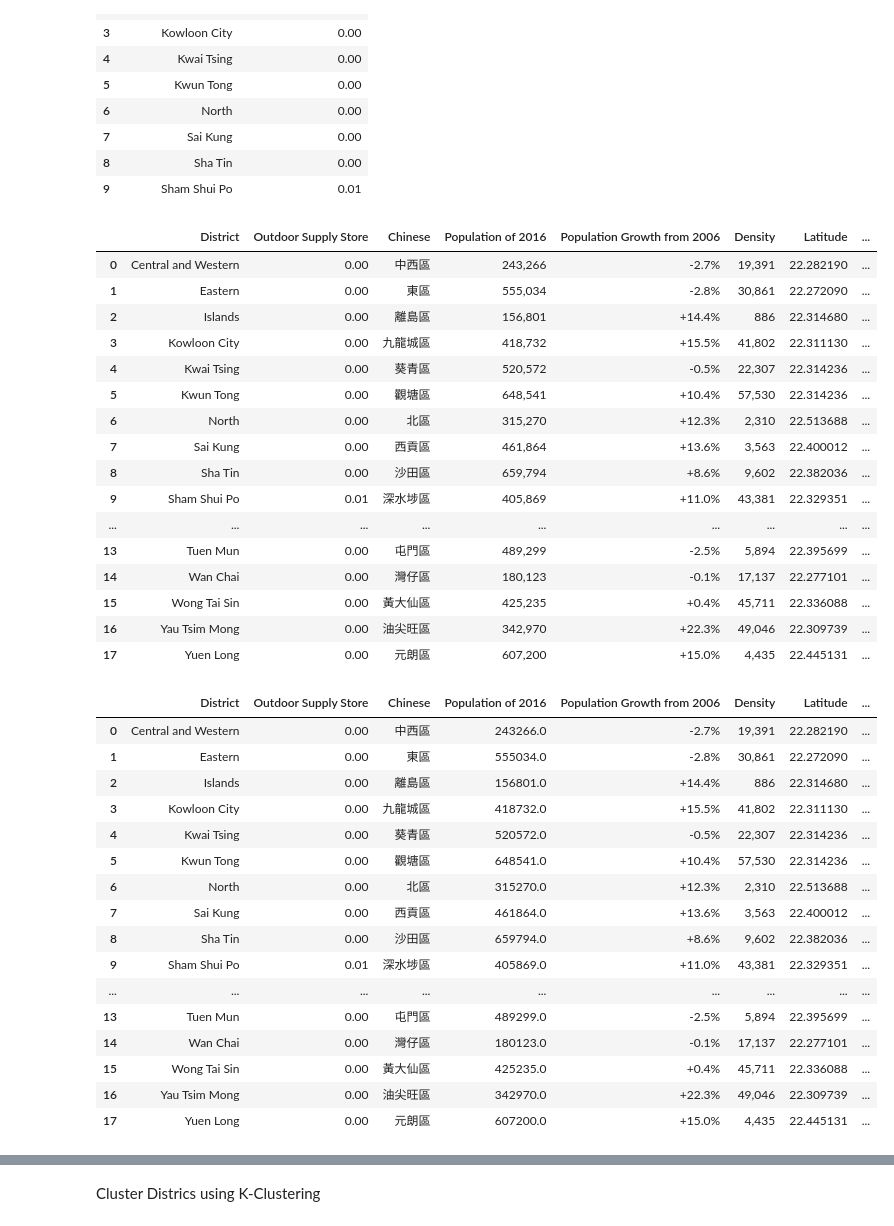
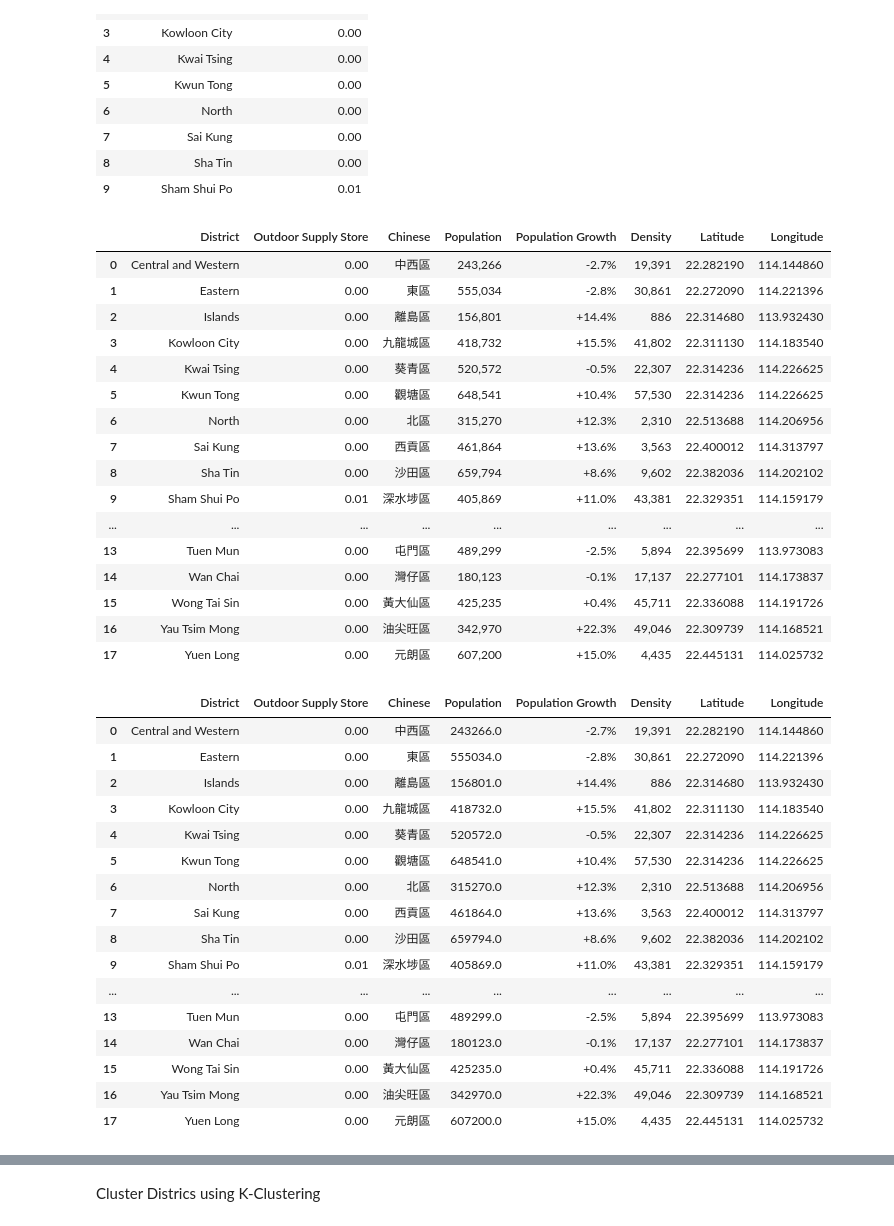
Before and after one commit to jessicaluo20/Coursera_Capstone, a Jupyter notebook: OpennewOutdoorStoreinHongKong.ipynb, the cells around one changed output, grey strips where cells are left out. Saved outputs shown, nothing was run; the diff lists cells and outputs as text; code cells hidden in the pictures.

```diff
--- a/OpennewOutdoorStoreinHongKong.ipynb
+++ b/OpennewOutdoorStoreinHongKong.ipynb
@@ -356,46 +357,47 @@ HK_outdoorshop.head(10)
 # %%
 #Merge dataframe with the population data in each districs
 HK_outdoorshopwithpopulation=pd.merge(HK_outdoorshop,HongKong_data,how="left",on='District')
+HK_outdoorshopwithpopulation.rename(columns={"Population of 2016": "Population", "Population Growth from 2006": "Population Growth"},inplace=True)
 HK_outdoorshopwithpopulation
 # %% [output]
-|  | District | Outdoor Supply Store | Chinese | Population of 2016 | Population Growth from 2006 | Density | Latitude | ... |
-| 0 | Central and Western | 0.00 | 中西區 | 243,266 | -2.7% | 19,391 | 22.282190 | ... |
-| 1 | Eastern | 0.00 | 東區 | 555,034 | -2.8% | 30,861 | 22.272090 | ... |
-| 2 | Islands | 0.00 | 離島區 | 156,801 | +14.4% | 886 | 22.314680 | ... |
-| 3 | Kowloon City | 0.00 | 九龍城區 | 418,732 | +15.5% | 41,802 | 22.311130 | ... |
-| 4 | Kwai Tsing | 0.00 | 葵青區 | 520,572 | -0.5% | 22,307 | 22.314236 | ... |
-| 5 | Kwun Tong | 0.00 | 觀塘區 | 648,541 | +10.4% | 57,530 | 22.314236 | ... |
-| 6 | North | 0.00 | 北區 | 315,270 | +12.3% | 2,310 | 22.513688 | ... |
-| 7 | Sai Kung | 0.00 | 西貢區 | 461,864 | +13.6% | 3,563 | 22.400012 | ... |
-| 8 | Sha Tin | 0.00 | 沙田區 | 659,794 | +8.6% | 9,602 | 22.382036 | ... |
-| 9 | Sham Shui Po | 0.01 | 深水埗區 | 405,869 | +11.0% | 43,381 | 22.329351 | ... |
+|  | District | Outdoor Supply Store | Chinese | Population | Population Growth | Density | Latitude | Longitude |
+| 0 | Central and Western | 0.00 | 中西區 | 243,266 | -2.7% | 19,391 | 22.282190 | 114.144860 |
+| 1 | Eastern | 0.00 | 東區 | 555,034 | -2.8% | 30,861 | 22.272090 | 114.221396 |
+| 2 | Islands | 0.00 | 離島區 | 156,801 | +14.4% | 886 | 22.314680 | 113.932430 |
+| 3 | Kowloon City | 0.00 | 九龍城區 | 418,732 | +15.5% | 41,802 | 22.311130 | 114.183540 |
+| 4 | Kwai Tsing | 0.00 | 葵青區 | 520,572 | -0.5% | 22,307 | 22.314236 | 114.226625 |
+| 5 | Kwun Tong | 0.00 | 觀塘區 | 648,541 | +10.4% | 57,530 | 22.314236 | 114.226625 |
+| 6 | North | 0.00 | 北區 | 315,270 | +12.3% | 2,310 | 22.513688 | 114.206956 |
+| 7 | Sai Kung | 0.00 | 西貢區 | 461,864 | +13.6% | 3,563 | 22.400012 | 114.313797 |
+| 8 | Sha Tin | 0.00 | 沙田區 | 659,794 | +8.6% | 9,602 | 22.382036 | 114.202102 |
+| 9 | Sham Shui Po | 0.01 | 深水埗區 | 405,869 | +11.0% | 43,381 | 22.329351 | 114.159179 |
 | ... | ... | ... | ... | ... | ... | ... | ... | ... |
-| 13 | Tuen Mun | 0.00 | 屯門區 | 489,299 | -2.5% | 5,894 | 22.395699 | ... |
-| 14 | Wan Chai | 0.00 | 灣仔區 | 180,123 | -0.1% | 17,137 | 22.277101 | ... |
-| 15 | Wong Tai Sin | 0.00 | 黃大仙區 | 425,235 | +0.4% | 45,711 | 22.336088 | ... |
-| 16 | Yau Tsim Mong | 0.00 | 油尖旺區 | 342,970 | +22.3% | 49,046 | 22.309739 | ... |
-| 17 | Yuen Long | 0.00 | 元朗區 | 607,200 | +15.0% | 4,435 | 22.445131 | ... |
+| 13 | Tuen Mun | 0.00 | 屯門區 | 489,299 | -2.5% | 5,894 | 22.395699 | 113.973083 |
+| 14 | Wan Chai | 0.00 | 灣仔區 | 180,123 | -0.1% | 17,137 | 22.277101 | 114.173837 |
+| 15 | Wong Tai Sin | 0.00 | 黃大仙區 | 425,235 | +0.4% | 45,711 | 22.336088 | 114.191726 |
+| 16 | Yau Tsim Mong | 0.00 | 油尖旺區 | 342,970 | +22.3% | 49,046 | 22.309739 | 114.168521 |
+| 17 | Yuen Long | 0.00 | 元朗區 | 607,200 | +15.0% | 4,435 | 22.445131 | 114.025732 |
 # %%
-HK_outdoorshopwithpopulation['Population of 2016'] = HK_outdoorshopwithpopulation['Population of 2016'].str.replace(',','').astype(float)
+HK_outdoorshopwithpopulation['Population'] = HK_outdoorshopwithpopulation['Population'].str.replace(',','').astype(float)
 HK_outdoorshopwithpopulation
 # %% [output]
-|  | District | Outdoor Supply Store | Chinese | Population of 2016 | Population Growth from 2006 | Density | Latitude | ... |
-| 0 | Central and Western | 0.00 | 中西區 | 243266.0 | -2.7% | 19,391 | 22.282190 | ... |
-| 1 | Eastern | 0.00 | 東區 | 555034.0 | -2.8% | 30,861 | 22.272090 | ... |
-| 2 | Islands | 0.00 | 離島區 | 156801.0 | +14.4% | 886 | 22.314680 | ... |
-| 3 | Kowloon City | 0.00 | 九龍城區 | 418732.0 | +15.5% | 41,802 | 22.311130 | ... |
-| 4 | Kwai Tsing | 0.00 | 葵青區 | 520572.0 | -0.5% | 22,307 | 22.314236 | ... |
-| 5 | Kwun Tong | 0.00 | 觀塘區 | 648541.0 | +10.4% | 57,530 | 22.314236 | ... |
-| 6 | North | 0.00 | 北區 | 315270.0 | +12.3% | 2,310 | 22.513688 | ... |
-| 7 | Sai Kung | 0.00 | 西貢區 | 461864.0 | +13.6% | 3,563 | 22.400012 | ... |
-| 8 | Sha Tin | 0.00 | 沙田區 | 659794.0 | +8.6% | 9,602 | 22.382036 | ... |
-| 9 | Sham Shui Po | 0.01 | 深水埗區 | 405869.0 | +11.0% | 43,381 | 22.329351 | ... |
+|  | District | Outdoor Supply Store | Chinese | Population | Population Growth | Density | Latitude | Longitude |
+| 0 | Central and Western | 0.00 | 中西區 | 243266.0 | -2.7% | 19,391 | 22.282190 | 114.144860 |
+| 1 | Eastern | 0.00 | 東區 | 555034.0 | -2.8% | 30,861 | 22.272090 | 114.221396 |
+| 2 | Islands | 0.00 | 離島區 | 156801.0 | +14.4% | 886 | 22.314680 | 113.932430 |
+| 3 | Kowloon City | 0.00 | 九龍城區 | 418732.0 | +15.5% | 41,802 | 22.311130 | 114.183540 |
+| 4 | Kwai Tsing | 0.00 | 葵青區 | 520572.0 | -0.5% | 22,307 | 22.314236 | 114.226625 |
+| 5 | Kwun Tong | 0.00 | 觀塘區 | 648541.0 | +10.4% | 57,530 | 22.314236 | 114.226625 |
+| 6 | North | 0.00 | 北區 | 315270.0 | +12.3% | 2,310 | 22.513688 | 114.206956 |
+| 7 | Sai Kung | 0.00 | 西貢區 | 461864.0 | +13.6% | 3,563 | 22.400012 | 114.313797 |
+| 8 | Sha Tin | 0.00 | 沙田區 | 659794.0 | +8.6% | 9,602 | 22.382036 | 114.202102 |
+| 9 | Sham Shui Po | 0.01 | 深水埗區 | 405869.0 | +11.0% | 43,381 | 22.329351 | 114.159179 |
 | ... | ... | ... | ... | ... | ... | ... | ... | ... |
-| 13 | Tuen Mun | 0.00 | 屯門區 | 489299.0 | -2.5% | 5,894 | 22.395699 | ... |
-| 14 | Wan Chai | 0.00 | 灣仔區 | 180123.0 | -0.1% | 17,137 | 22.277101 | ... |
-| 15 | Wong Tai Sin | 0.00 | 黃大仙區 | 425235.0 | +0.4% | 45,711 | 22.336088 | ... |
-| 16 | Yau Tsim Mong | 0.00 | 油尖旺區 | 342970.0 | +22.3% | 49,046 | 22.309739 | ... |
-| 17 | Yuen Long | 0.00 | 元朗區 | 607200.0 | +15.0% | 4,435 | 22.445131 | ... |
+| 13 | Tuen Mun | 0.00 | 屯門區 | 489299.0 | -2.5% | 5,894 | 22.395699 | 113.973083 |
+| 14 | Wan Chai | 0.00 | 灣仔區 | 180123.0 | -0.1% | 17,137 | 22.277101 | 114.173837 |
+| 15 | Wong Tai Sin | 0.00 | 黃大仙區 | 425235.0 | +0.4% | 45,711 | 22.336088 | 114.191726 |
+| 16 | Yau Tsim Mong | 0.00 | 油尖旺區 | 342970.0 | +22.3% | 49,046 | 22.309739 | 114.168521 |
+| 17 | Yuen Long | 0.00 | 元朗區 | 607200.0 | +15.0% | 4,435 | 22.445131 | 114.025732 |
 # %%
 #Visualize to find top 5 population district
 import matplotlib.pyplot as plt
```
Also changed, not shown: parts of 9 cells of this notebook.
